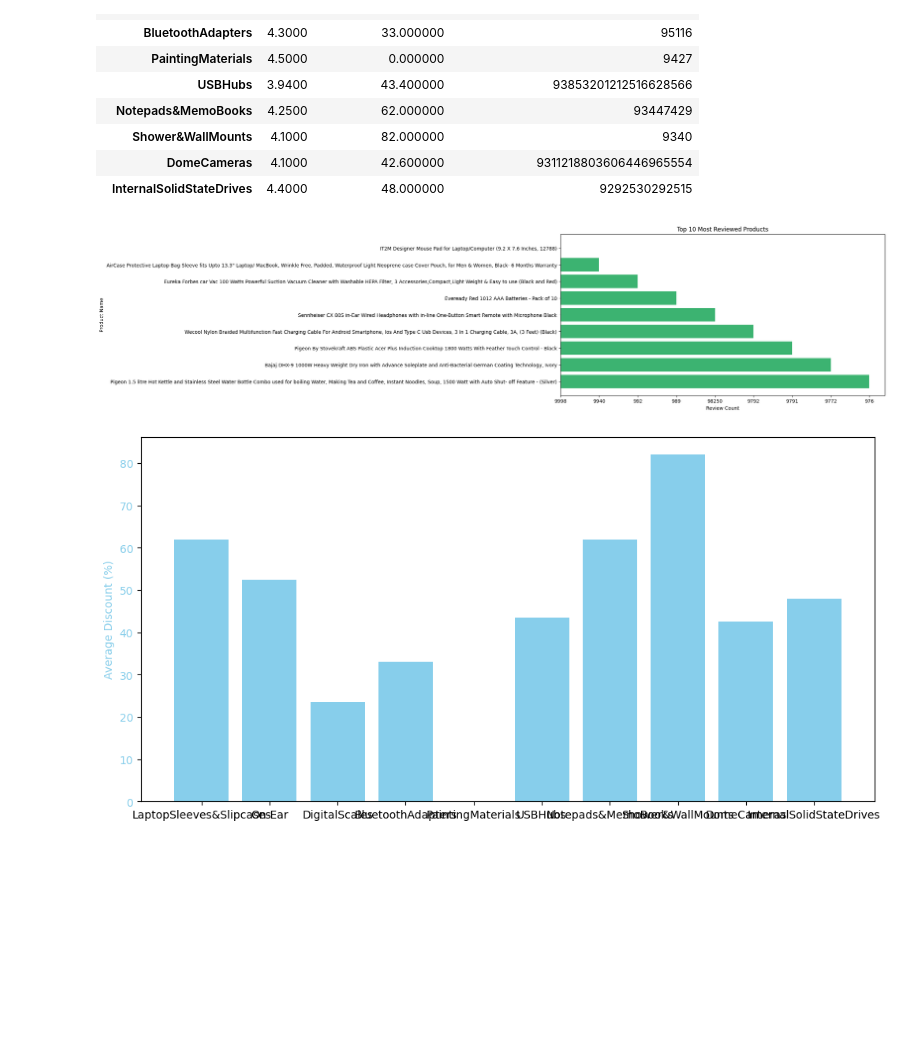
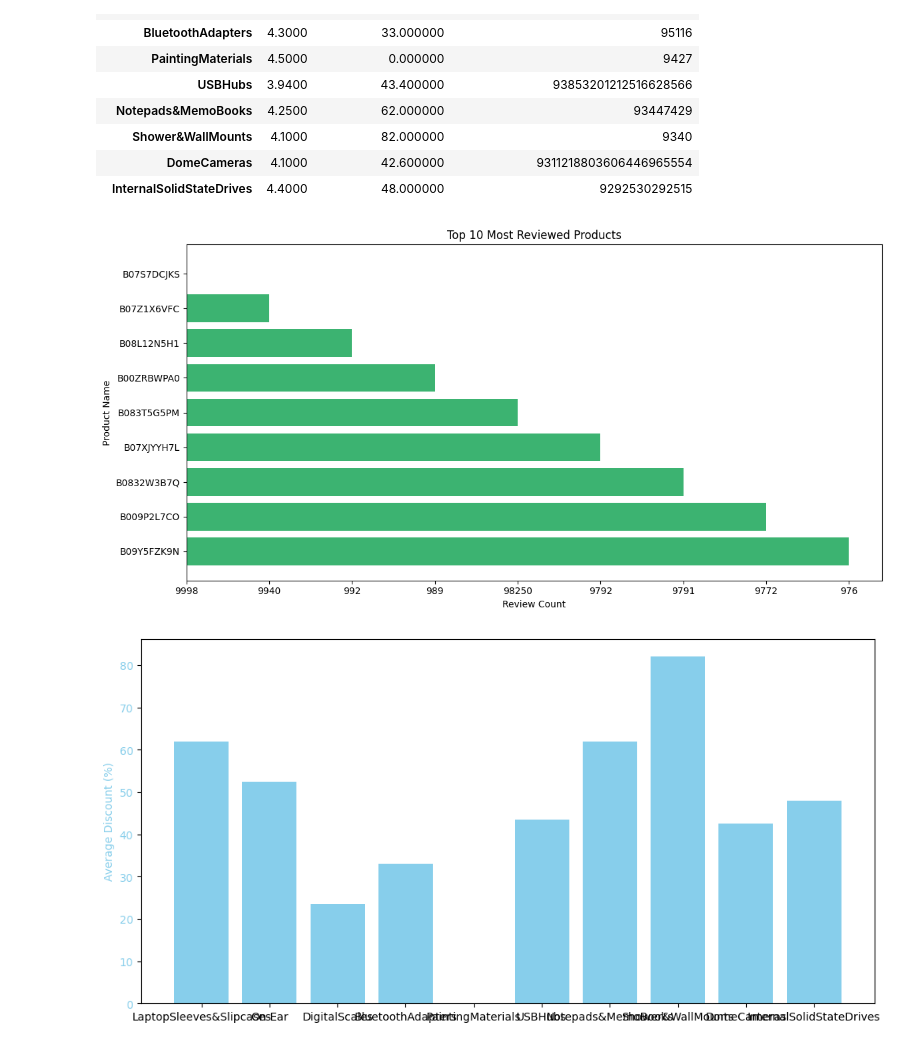
Before and after one commit to Sandro-Chopikashvili/DataMining-analyzing-Apple-Amazon-, a Jupyter notebook: (Amazon)DatasetMining.ipynb, the cells around one changed output. Saved outputs shown, nothing was run; the diff lists cells and outputs as text; code cells hidden in the pictures; blank space fills up the shorter version.

```diff
--- a/(Amazon)DatasetMining.ipynb
+++ b/(Amazon)DatasetMining.ipynb
@@ -53,15 +53,15 @@ category_summary
 | InternalSolidStateDrives | 4.4000 | 48.000000 | 9292530292515 |
 # %%
 plt.figure(figsize=(12, 6))
-plt.barh(top_reviewed["product_name"], top_reviewed["rating_count"], color="mediumseagreen")
+plt.barh(top_reviewed["product_id"], top_reviewed["rating_count"], color="mediumseagreen")
 plt.title("Top 10 Most Reviewed Products")
 plt.xlabel("Review Count")
 plt.ylabel("Product Name")
 plt.gca().invert_yaxis()
 plt.tight_layout()
 plt.show()
 # %% [output]
-[figure, old version]
+[figure, new version]
 # %%
 fig, ax1 = plt.subplots(figsize=(12, 6))
 ax1.bar(category_summary.index, category_summary["discount_percentage"], color="skyblue")
```
